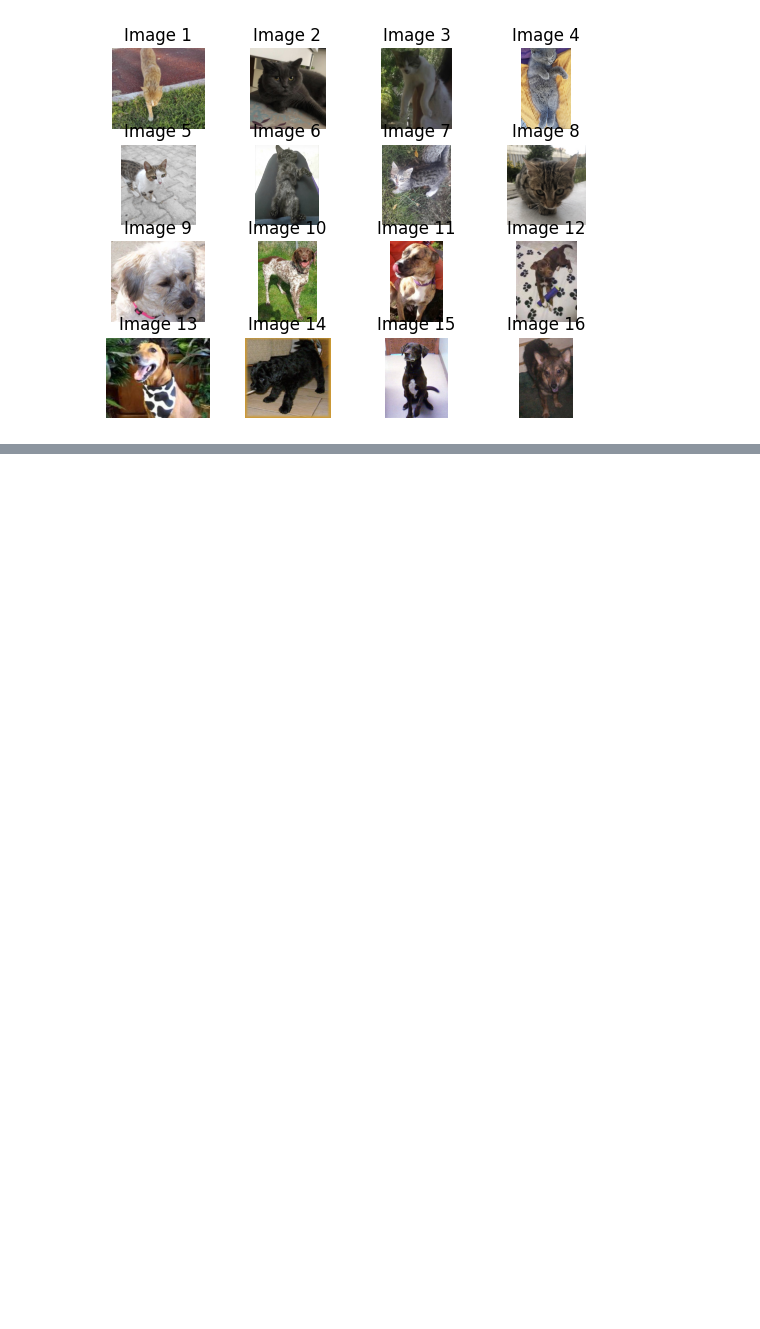
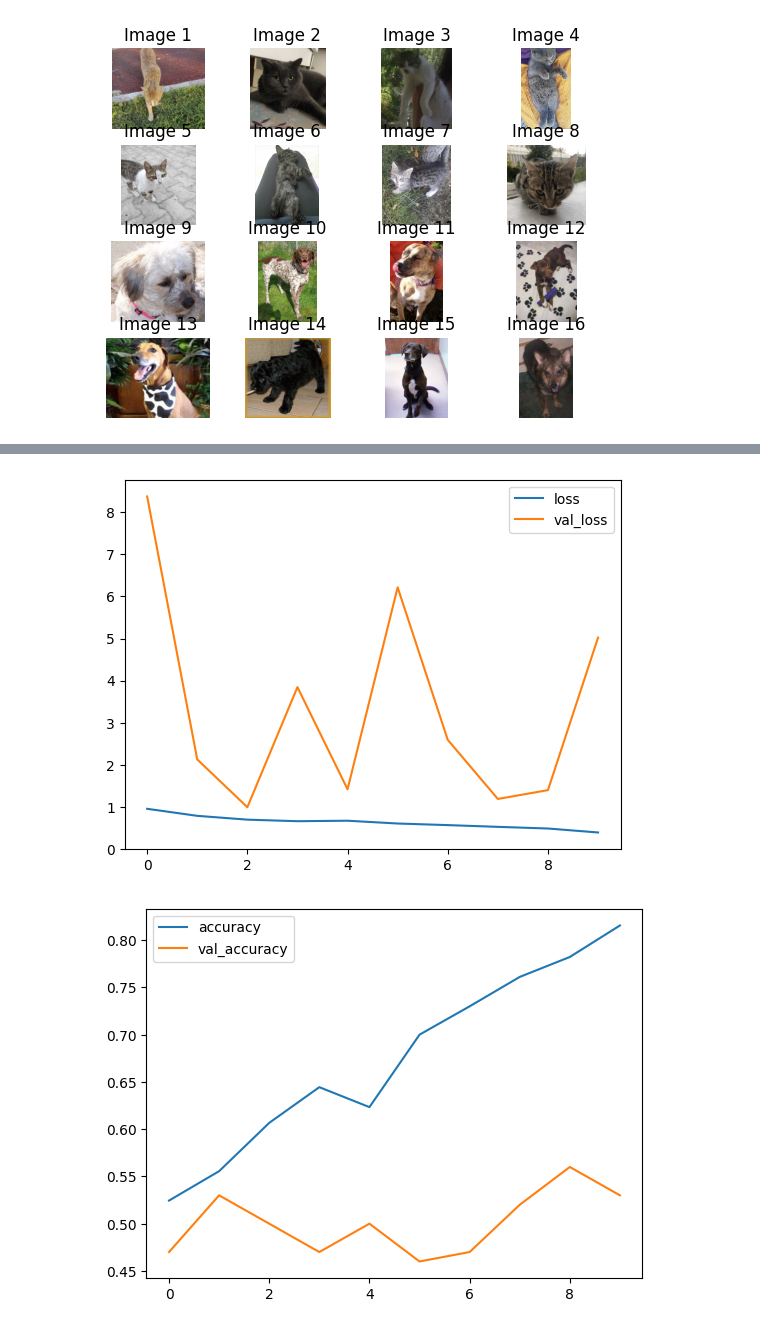
Before and after one commit to sarwataijaz/Linear-and-Multiple-Regression, a Jupyter notebook: cat_dog_predict-checkpoint.ipynb, the cells around one changed output, grey strips where cells are left out. Drawn from its saved outputs; the diff is of its cells as text; code cells hidden in the pictures; blank space fills up the shorter version.

```diff
--- a/cat_dog_predict-checkpoint.ipynb
+++ b/cat_dog_predict-checkpoint.ipynb
@@ -130,10 +130,7 @@ model = tf.keras.models.Sequential([
   layers.Dropout(0.2),
   layers.BatchNormalization(),
   layers.Dense(1, activation='sigmoid')
-])
+]) # generating diff layers
 
-try:
-  model.summary()
-except Exception as e:
-  print( e)
+model.summary()
 # %% [output]
@@ -140,0 +158,11 @@ unsupported operand type(s) for /: 'Dimension' and 'int', please use // instead
+# %%
+
+model.compile(
+    loss='binary_crossentropy',
+    optimizer='adam',
+    metrics=['accuracy']
+)
+# %%
+history = model.fit(train_data,
+          epochs=10,
+          validation_data=test_datagen)  # training model
@@ -140,0 +190,8 @@ unsupported operand type(s) for /: 'Dimension' and 'int', please use // instead
+# %%
+history_df = pd.DataFrame(history.history)
+history_df.loc[:, ['loss', 'val_loss']].plot()
+history_df.loc[:, ['accuracy', 'val_accuracy']].plot()
+plt.show()
+# %% [output]
+[figure, added]
+[figure, added]
```
Also changed, not shown: parts of 5 cells of this notebook.
